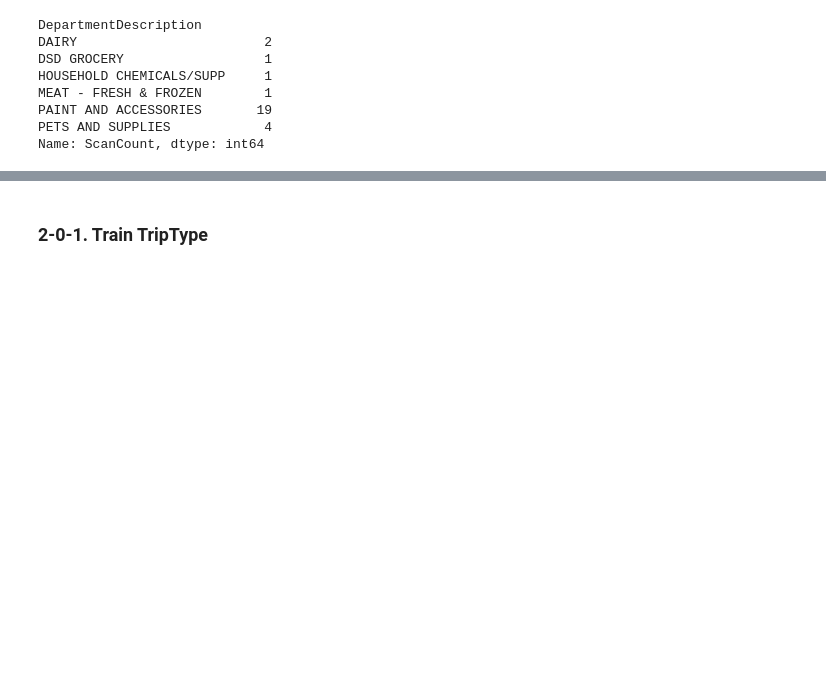
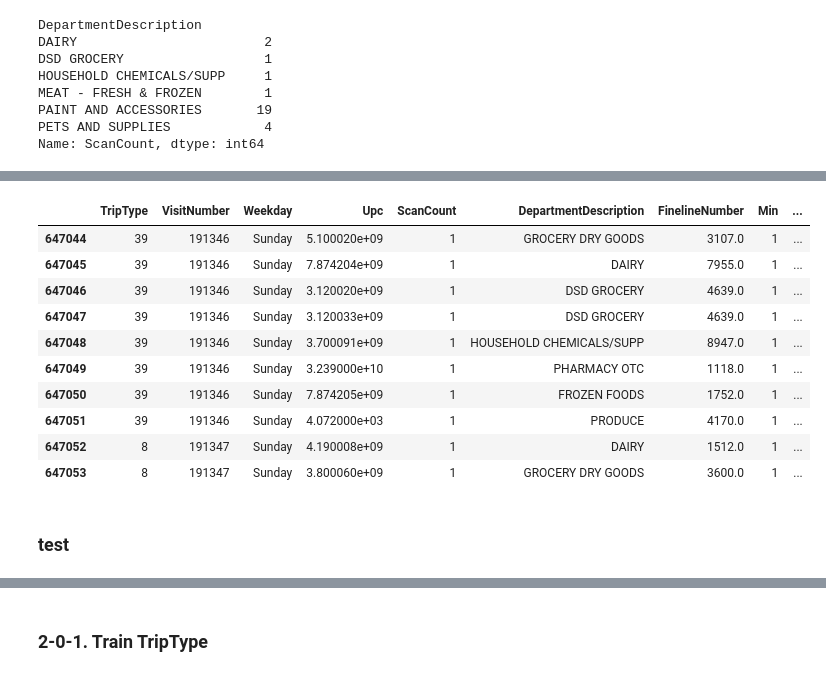
Before and after one commit to woncheolSon/Classification-Analysis-Project, a Jupyter notebook: Encoding_Ver_3.ipynb, the cells around one changed output, grey strips where cells are left out. Cells and saved outputs as stored; diff of their text form; code cells hidden in the pictures; blank space fills up the shorter version.

```diff
--- a/Encoding_Ver_3.ipynb
+++ b/Encoding_Ver_3.ipynb
@@ -49,0 +81,34 @@ Name: ScanCount, dtype: int64
+# %%
+df = train.groupby(['VisitNumber', 'DepartmentDescription'], as_index=False)['Count'].count()
+df = df.groupby(['VisitNumber'], as_index=False)['Count'].count()
+df.rename(columns={'Count': 'DD_count'}, inplace=True)
+train = train.merge(df, how='left', on=['VisitNumber'], copy=True)
+# %%
+df = train.groupby(['VisitNumber'], as_index=False)['Count'].sum()
+df.rename(columns={'Count': 'Sum'}, inplace=True)
+train = train.merge(df, how='left', on=['VisitNumber'], copy=True)
+# %%
+train['FLN_DD_Ratio'] = train['FLN_count']/train['DD_count']
+train['UPc_DD_Ratio'] = train['Upc_count']/train['DD_count']
+train['mean_to_min'] = train['Mean']/train['Min']
+train['mean_to_min'][train['Min']==0] = 0
+train['max_to_mean'] = train['Max']/train['Mean']
+train['max_to_mean'][train['Mean']==0] = 0
+# %%
+train.drop(columns='Count',inplace=True)
+# %%
+train.tail(10)
+# %% [output]
+|  | TripType | VisitNumber | Weekday | Upc | ScanCount | DepartmentDescription | FinelineNumber | Min | ... |
+| 647044 | 39 | 191346 | Sunday | 5.100020e+09 | 1 | GROCERY DRY GOODS | 3107.0 | 1 | ... |
+| 647045 | 39 | 191346 | Sunday | 7.874204e+09 | 1 | DAIRY | 7955.0 | 1 | ... |
+| 647046 | 39 | 191346 | Sunday | 3.120020e+09 | 1 | DSD GROCERY | 4639.0 | 1 | ... |
+| 647047 | 39 | 191346 | Sunday | 3.120033e+09 | 1 | DSD GROCERY | 4639.0 | 1 | ... |
+| 647048 | 39 | 191346 | Sunday | 3.700091e+09 | 1 | HOUSEHOLD CHEMICALS/SUPP | 8947.0 | 1 | ... |
+| 647049 | 39 | 191346 | Sunday | 3.239000e+10 | 1 | PHARMACY OTC | 1118.0 | 1 | ... |
+| 647050 | 39 | 191346 | Sunday | 7.874205e+09 | 1 | FROZEN FOODS | 1752.0 | 1 | ... |
+| 647051 | 39 | 191346 | Sunday | 4.072000e+03 | 1 | PRODUCE | 4170.0 | 1 | ... |
+| 647052 | 8 | 191347 | Sunday | 4.190008e+09 | 1 | DAIRY | 1512.0 | 1 | ... |
+| 647053 | 8 | 191347 | Sunday | 3.800060e+09 | 1 | GROCERY DRY GOODS | 3600.0 | 1 | ... |
+# %% [markdown]
+### test
```
Also changed, not shown: parts of 69 cells of this notebook.
